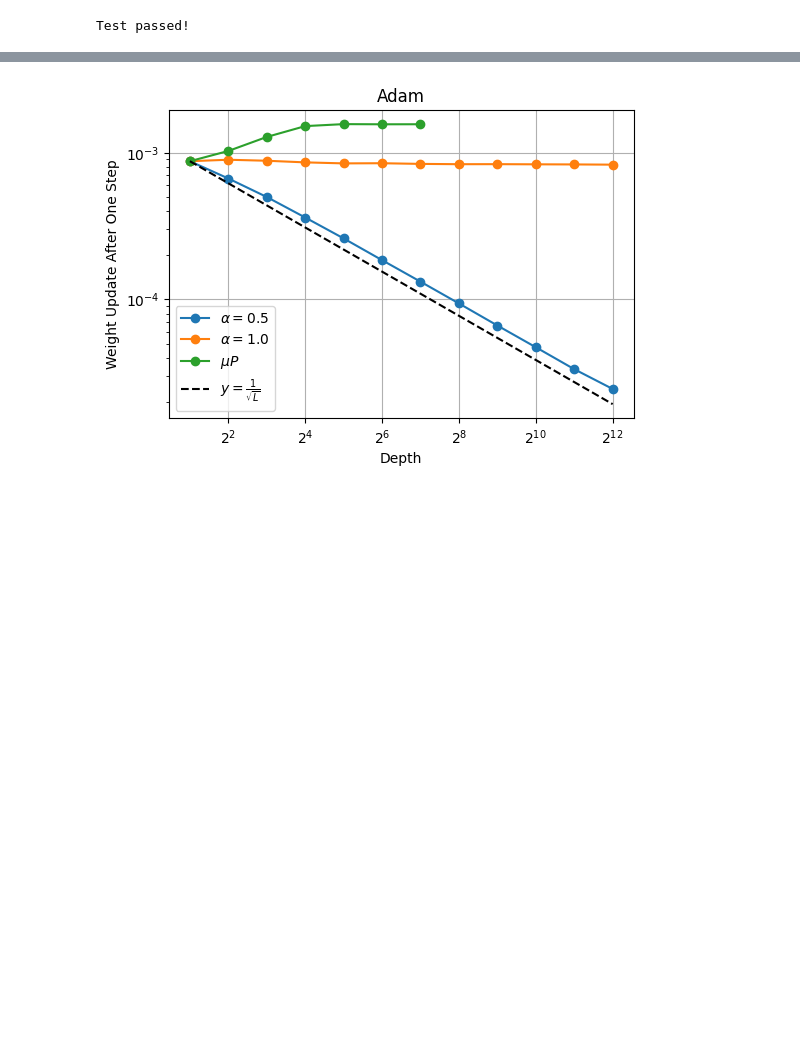
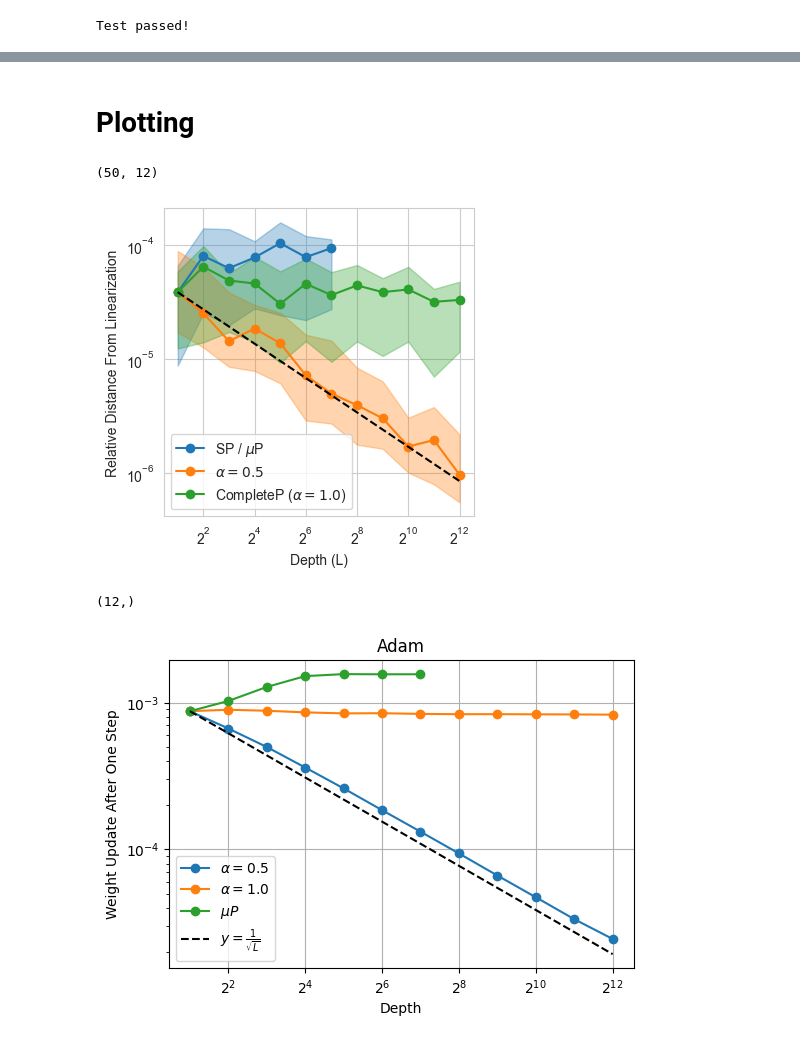
Before and after one commit to cat-state/nanoGPT-mup, a Jupyter notebook: completep_examples/relative_distance_from_linearization.ipynb, the cells around one changed output, grey strips where cells are left out. Cells and saved outputs as stored; diff of their text form; code cells hidden in the pictures; blank space fills up the shorter version.

Commit message:
Update linearization distance plotting

```diff
--- a/completep_examples/relative_distance_from_linearization.ipynb
+++ b/completep_examples/relative_distance_from_linearization.ipynb
@@ -337,3 +311,69 @@ plt.show()
+# %% [markdown]
+# Plotting
+# %%
+param_diff_05.shape
+# %% [output]
+(50, 12)
+# %%
+import numpy as np
+import matplotlib.pyplot as plt
+import seaborn as sns
+sns.set_style('whitegrid')
+
+delta_hs_1 = np.load('delta_hs_1.npy') # (n_seeds, n_depths_tested)
+delta_hs_05 = np.load('delta_hs_05.npy') # (n_seeds, n_depths_tested)
+delta_hs_0 = np.load('delta_hs_0.npy') # (n_seeds, n_depths_tested)
+
+param_diff_1 = np.load('param_diff_1.npy') # (n_seeds, n_depths_tested)
+param_diff_05 = np.load('param_diff_05.npy') # (n_seeds, n_depths_tested)
+param_diff_0 = np.load('param_diff_0.npy') # (n_seeds, n_depths_tested)
+
+x = np.array(Ls, dtype=np.float32)
+y_alpha05 = np.median(delta_hs_05, axis=0)
+y_alpha05_first_quartile = np.quantile(delta_hs_05, q=0.25, axis=0)
+y_alpha05_third_quartile = np.quantile(delta_hs_05, q=0.75, axis=0)
+
+y_alpha1 = np.median(delta_hs_1, axis=0)
+y_alpha1_first_quartile = np.quantile(delta_hs_1, q=0.25, axis=0)
+y_alpha1_third_quartile = np.quantile(delta_hs_1, q=0.75, axis=0)
+
+y_sp_and_mup = np.median(delta_hs_0, axis=0)
+y_sp_and_mup_first_quartile = np.quantile(delta_hs_0, q=0.25, axis=0)
+y_sp_and_mup_third_quartile = np.quantile(delta_hs_0, q=0.75, axis=0)
+
+y_alpha1 = (y_alpha05[0] / y_alpha1[0]) * y_alpha1
+y_alpha1_first_quartile = (y_alpha05[0] / y_alpha1[0]) * y_alpha1_first_quartile
+y_alpha1_third_quartile = (y_alpha05[0] / y_alpha1[0]) * y_alpha1_third_quartile
+
+y_sp_and_mup = (y_alpha05[0] / y_sp_and_mup[0]) * y_sp_and_mup
+y_sp_and_mup_first_quartile = (y_alpha05[0] / y_sp_and_mup[0]) * y_sp_and_mup_first_quartile
+y_sp_and_mup_third_quartile = (y_alpha05[0] / y_sp_and_mup[0]) * y_sp_and_mup_third_quartile
+
+y_trend = (y_alpha05[0] * np.sqrt(x[0])) / np.sqrt(x)
+
+plt.figure(figsize=(4, 4))
+plt.plot(x, y_sp_and_mup, marker='o', label=r'SP / $\mu$P', color='tab:blue')
+plt.fill_between(x=x, y1=y_sp_and_mup_first_quartile, y2=y_sp_and_mup_third_quartile, color='tab:blue', alpha=0.33)
+plt.plot(x, y_alpha05, marker='o', label=r'$\alpha=0.5$', color='tab:orange')
+plt.fill_between(x=x, y1=y_alpha05_first_quartile, y2=y_alpha05_third_quartile, color='tab:orange', alpha=0.33)
+plt.plot(x, y_alpha1, marker='o', label=r'CompleteP ($\alpha=1.0$)', color='tab:green')
+plt.fill_between(x=x, y1=y_alpha1_first_quartile, y2=y_alpha1_third_quartile, color='tab:green', alpha=0.33)
+plt.xscale('log', base=2)
+plt.yscale('log')
+plt.xlabel('Depth (L)')
+# plt.title(optim)
+plt.ylabel('Relative Distance From Linearization')
+# plt.plot(Ls, y_trend, linestyle='--', label=r'$y=\frac{1}{\sqrt{L}}$', color='black')
+plt.plot(Ls, y_trend, linestyle='--', color='black')
+plt.legend()
+# plt.savefig('linearization_distance.pdf')
+plt.show()
+# %% [output]
+[figure, added]
+# %%
+x.shape
+# %% [output]
+(12,)
 # %%
 import numpy as np
 import matplotlib.pyplot as plt
```
Also changed, not shown: parts of 3 cells of this notebook, 18 other files.
